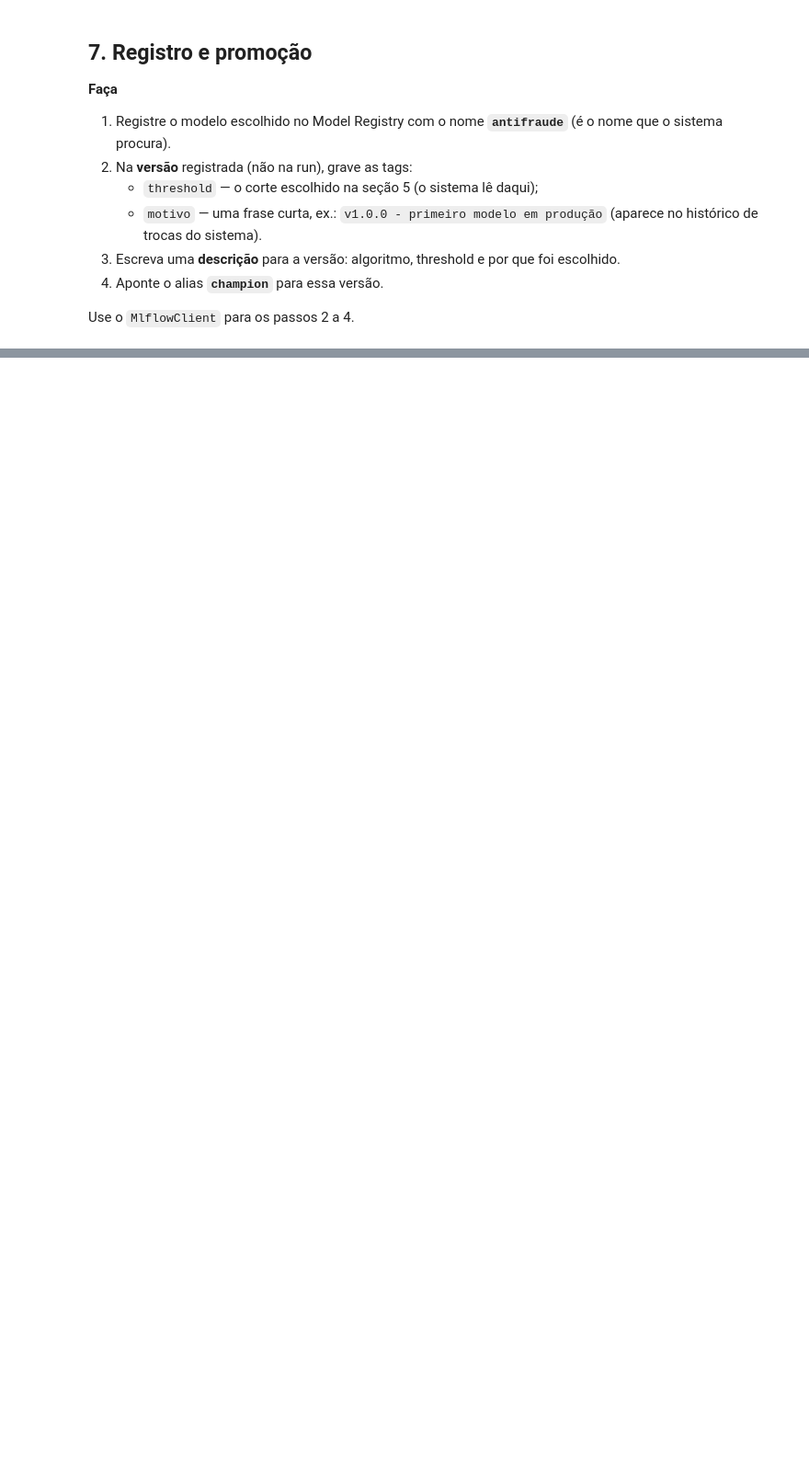
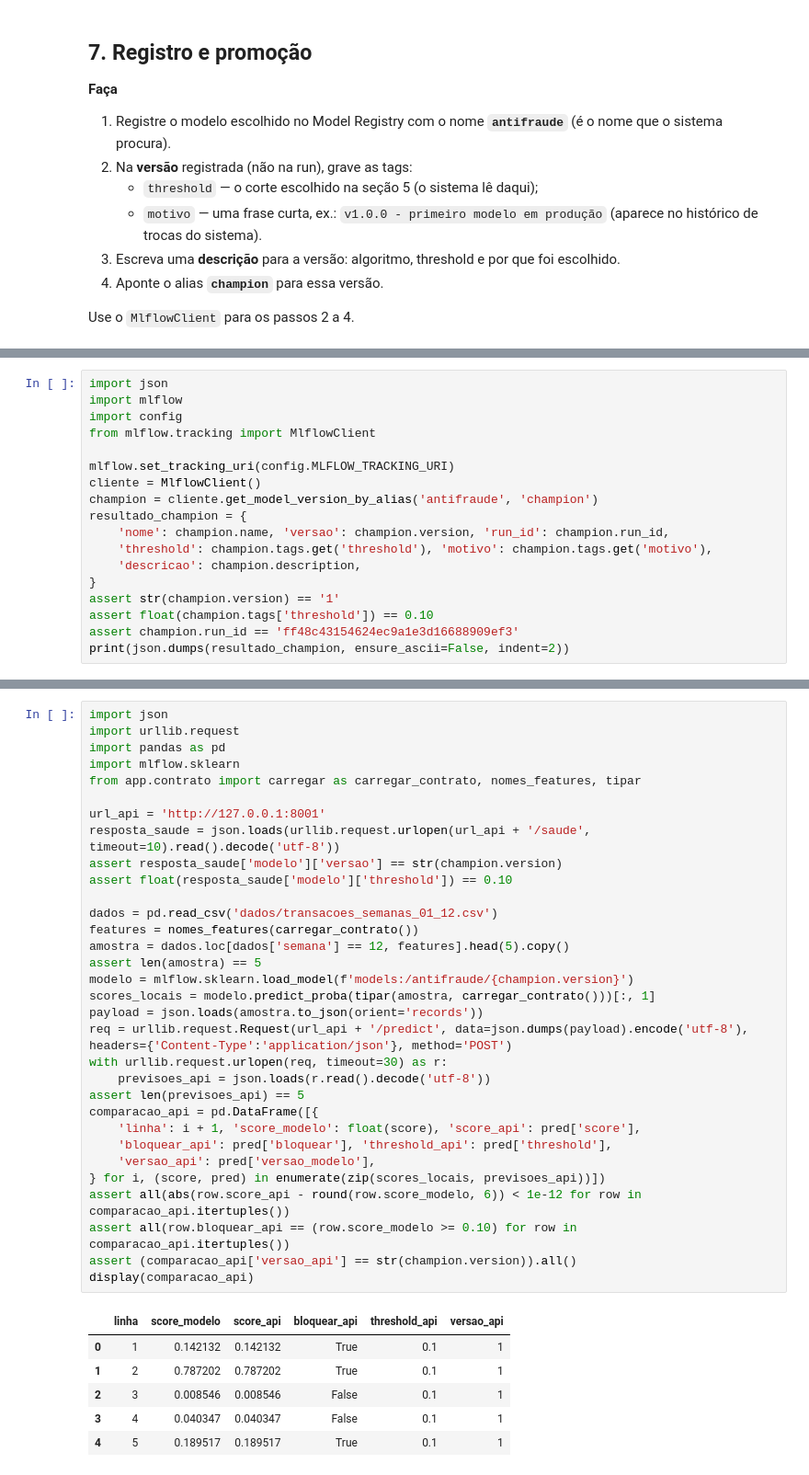
Before and after one commit to MayumiCastiglioni/MLOpsAntifraudAuroraBank, a Jupyter notebook: parte1.ipynb, the cells around one changed output, grey strips where cells are left out. Shown at 92% size. Saved outputs shown, nothing was run; the diff lists cells and outputs as text; blank space fills up the shorter version.

```diff
--- a/parte1.ipynb
+++ b/parte1.ipynb
@@ -331,0 +321,18 @@ Pendente: candidato selecionado, ainda sem registro de versão ou promoção. N
+# %%
+import json
+import mlflow
+import config
+from mlflow.tracking import MlflowClient
+
+mlflow.set_tracking_uri(config.MLFLOW_TRACKING_URI)
+cliente = MlflowClient()
+champion = cliente.get_model_version_by_alias('antifraude', 'champion')
+resultado_champion = {
+    'nome': champion.name, 'versao': champion.version, 'run_id': champion.run_id,
+    'threshold': champion.tags.get('threshold'), 'motivo': champion.tags.get('motivo'),
+    'descricao': champion.description,
+}
+assert str(champion.version) == '1'
+assert float(champion.tags['threshold']) == 0.10
+assert champion.run_id == 'ff48c43154624ec9a1e3d16688909ef3'
+print(json.dumps(resultado_champion, ensure_ascii=False, indent=2))
@@ -342,0 +365,39 @@ Abra http://127.0.0.1:8000/modelo: deve aparecer a sua versão e o seu threshold
+# %%
+import json
+import urllib.request
+import pandas as pd
+import mlflow.sklearn
+from app.contrato import carregar as carregar_contrato, nomes_features, tipar
+
+url_api = 'http://127.0.0.1:8001'
+resposta_saude = json.loads(urllib.request.urlopen(url_api + '/saude', timeout=10).read().decode('utf-8'))
+assert resposta_saude['modelo']['versao'] == str(champion.version)
+assert float(resposta_saude['modelo']['threshold']) == 0.10
+
+dados = pd.read_csv('dados/transacoes_semanas_01_12.csv')
+features = nomes_features(carregar_contrato())
+amostra = dados.loc[dados['semana'] == 12, features].head(5).copy()
+assert len(amostra) == 5
+modelo = mlflow.sklearn.load_model(f'models:/antifraude/{champion.version}')
+scores_locais = modelo.predict_proba(tipar(amostra, carregar_contrato()))[:, 1]
+payload = json.loads(amostra.to_json(orient='records'))
+req = urllib.request.Request(url_api + '/predict', data=json.dumps(payload).encode('utf-8'), headers={'Content-Type':'application/json'}, method='POST')
+with urllib.request.urlopen(req, timeout=30) as r:
+    previsoes_api = json.loads(r.read().decode('utf-8'))
+assert len(previsoes_api) == 5
+comparacao_api = pd.DataFrame([{
+    'linha': i + 1, 'score_modelo': float(score), 'score_api': pred['score'],
+    'bloquear_api': pred['bloquear'], 'threshold_api': pred['threshold'],
+    'versao_api': pred['versao_modelo'],
+} for i, (score, pred) in enumerate(zip(scores_locais, previsoes_api))])
+assert all(abs(row.score_api - round(row.score_modelo, 6)) < 1e-12 for row in comparacao_api.itertuples())
+assert all(row.bloquear_api == (row.score_modelo >= 0.10) for row in comparacao_api.itertuples())
+assert (comparacao_api['versao_api'] == str(champion.version)).all()
+display(comparacao_api)
+# %% [output]
+|  | linha | score_modelo | score_api | bloquear_api | threshold_api | versao_api |
+| 0 | 1 | 0.142132 | 0.142132 | True | 0.1 | 1 |
+| 1 | 2 | 0.787202 | 0.787202 | True | 0.1 | 1 |
+| 2 | 3 | 0.008546 | 0.008546 | False | 0.1 | 1 |
+| 3 | 4 | 0.040347 | 0.040347 | False | 0.1 | 1 |
+| 4 | 5 | 0.189517 | 0.189517 | True | 0.1 | 1 |
```
Also changed, not shown: parts of 18 cells of this notebook, 18 other files.
